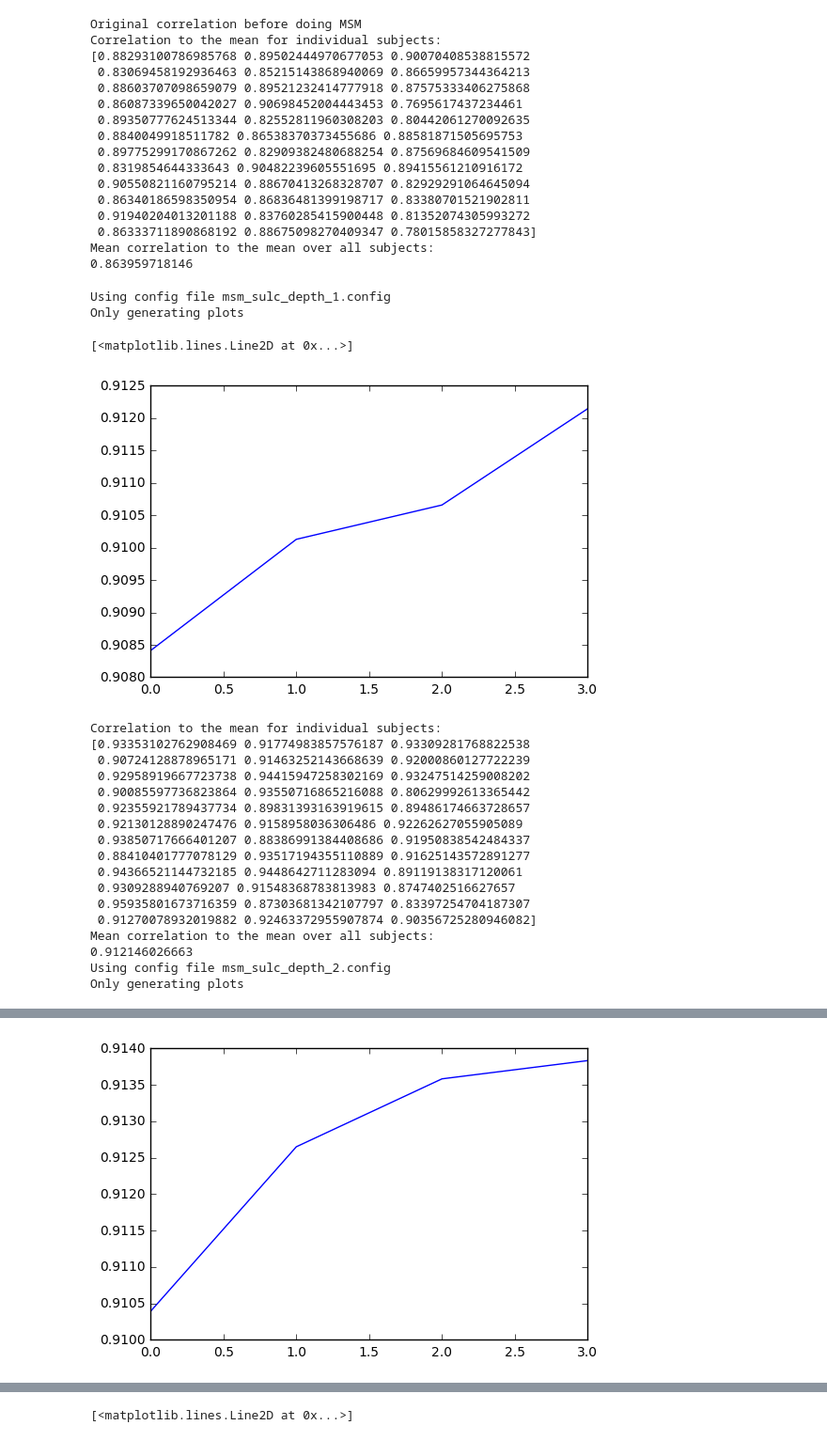
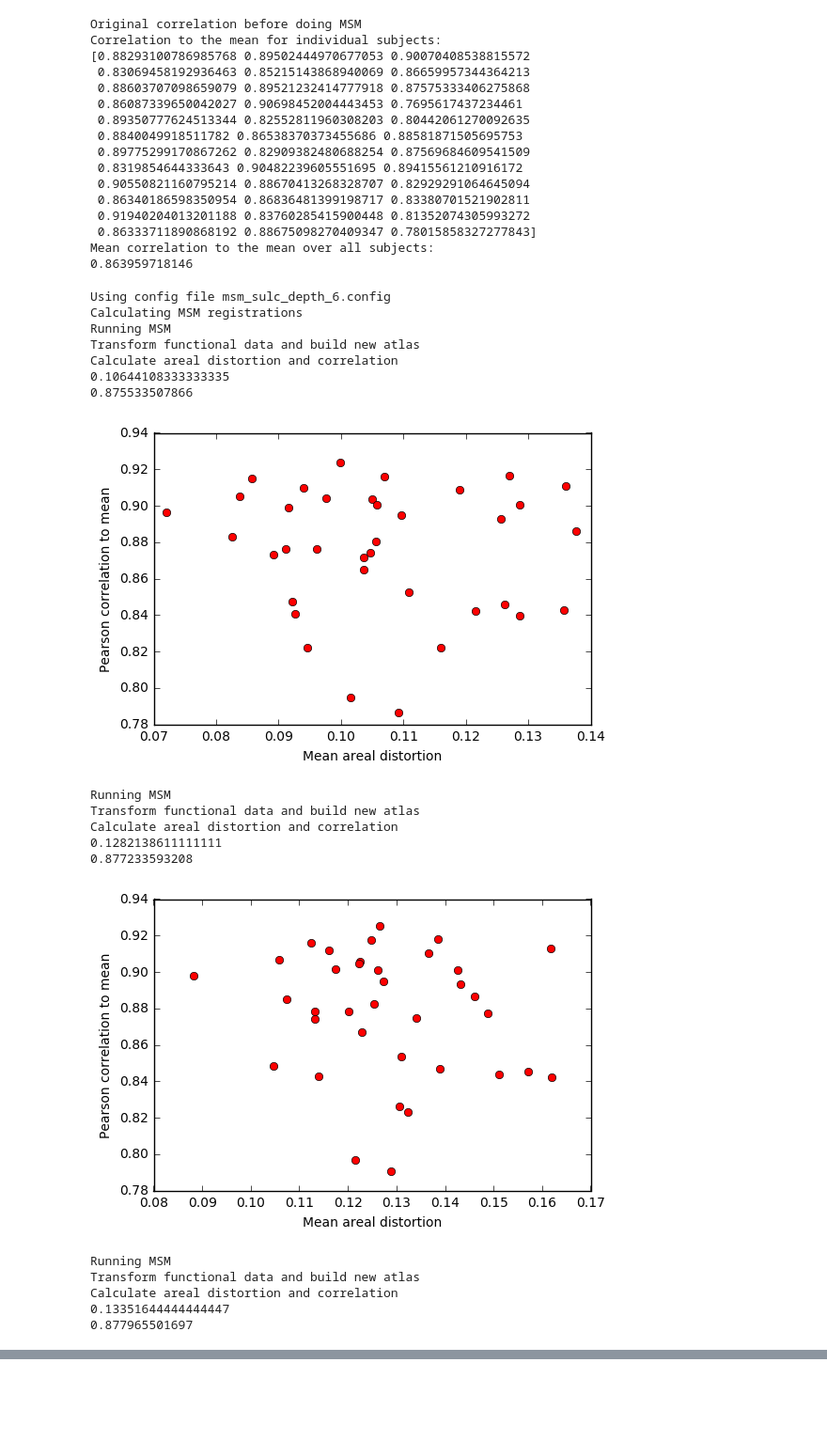
Before and after one commit to melanieganz/5HT_clustering, a Jupyter notebook: MSM.ipynb, the cells around one changed output, grey strips where cells are left out. Shown at 94% size. Cells and saved outputs as stored; diff of their text form; code cells hidden in the pictures; blank space fills up the shorter version.

Commit message:
Modified the code to run with different config files.

```diff
--- a/MSM.ipynb
+++ b/MSM.ipynb
@@ -197,7 +194,7 @@ def run_msm(msmDir_data,msmDir_code,msmDir_analysis,level,tracer,subj,ico,hemi,s
     log_file.close()
 # %%
 # run msm command
-plotOnly =True
+plotOnly = False
 
 tracers=['az'] #'cumi','dasb','sb','az','C36']
 hemi_type=['lh'] #,'rh']
@@ -208,11 +205,11 @@ if ico=='7':
 else:
     targ='fsaverage'+ico
 levels=5 #10
-config_levels=5
+config_levels=6
 
 # define config file, see https://fsl.fmrib.ox.ac.uk/fsl/fslwiki/MSM/UserGuide for details
 
-for i in range(1,config_levels+1):
+for i in range(6,config_levels+1):
     configFile = opj(msmDir_proc,'msm_sulc_depth_{0}.config'.format(i))
     print('Using config file msm_sulc_depth_{0}.config'.format(i))
 
@@ -359,51 +356,49 @@ for i in range(1,config_levels+1):
 
                         c = np.corrcoef(data1,data2)
                         subj_mean_corr[ns] = c[0][1]
 
                     mean_corr[nh][level-1,nt] = subj_mean_corr.mean()
 
                 # print the mean areal distortion and correlation to mean over all single subjects for a given tracer
     #             print('Mean areal distortion for level ',str(level))
     #             print(np.mean(areal_dist))
     #             print('Mean correlation to the mean for level ',str(level))
     #             print(np.mean(subj_mean_corr))
 
     #             # show areal distortion and correlation to mean over all single subjects for a given tracer
     #             print('Showing level ',str(level))
     #             fig = plt.figure()
     #             plt.plot(areal_dist,subj_mean_corr,'ro')
     #             plt.xlabel('Mean areal distortion')
     #             plt.ylabel('Pearson correlation to mean')
     #             plt.show()
 
         nh = 0
         for nt in np.arange(0,len(tracers)):
             plt.plot(np.arange(0,levels-1),mean_corr[nh][:,nt])
         plt.show()
 
         print('Correlation to the mean for individual subjects:')
         print(subj_mean_corr)
         print('Mean correlation to the mean over all subjects:')
         print(subj_mean_corr.mean())
 # %% [output]
-Using config file msm_sulc_depth_1.config
-Only generating plots
+Using config file msm_sulc_depth_6.config
+Calculating MSM registrations
+Running MSM
+Transform functional data and build new atlas
+Calculate areal distortion and correlation
+0.10644108333333335
+0.875533507866
+[figure, new version]
-[<matplotlib.lines.Line2D at 0x...>]
+Running MSM
+Transform functional data and build new atlas
+Calculate areal distortion and correlation
+0.1282138611111111
+0.877233593208
-[figure, old version]
+[figure, new version]
-Correlation to the mean for individual subjects:
-[0.93353102762908469 0.91774983857576187 0.93309281768822538
- 0.90724128878965171 0.91463252143668639 0.92000860127722239
- 0.92958919667723738 0.94415947258302169 0.93247514259008202
- 0.90085597736823864 0.93550716865216088 0.80629992613365442
- 0.92355921789437734 0.89831393163919615 0.89486174663728657
- 0.92130128890247476 0.9158958036306486 0.92262627055905089
- 0.93850717666401207 0.88386991384408686 0.91950838542484337
- 0.88410401777078129 0.93517194355110889 0.91625143572891277
- 0.94366521144732185 0.9448642711283094 0.89119138317120061
- 0.9309288940769207 0.91548368783813983 0.8747402516627657
- 0.95935801673716359 0.87303681342107797 0.83397254704187307
- 0.91270078932019882 0.92463372955907874 0.90356725280946082]
-Mean correlation to the mean over all subjects:
-0.912146026663
-Using config file msm_sulc_depth_2.config
-Only generating plots
+Running MSM
+Transform functional data and build new atlas
+Calculate areal distortion and correlation
+0.13351644444444447
+0.877965501697
@@ -411 +410,0 @@ Only generating plots
-[figure, old version]
@@ -429 +416,0 @@ Only generating plots
-[<matplotlib.lines.Line2D at 0x...>]
```
Also changed, not shown: parts of 2 cells of this notebook.
